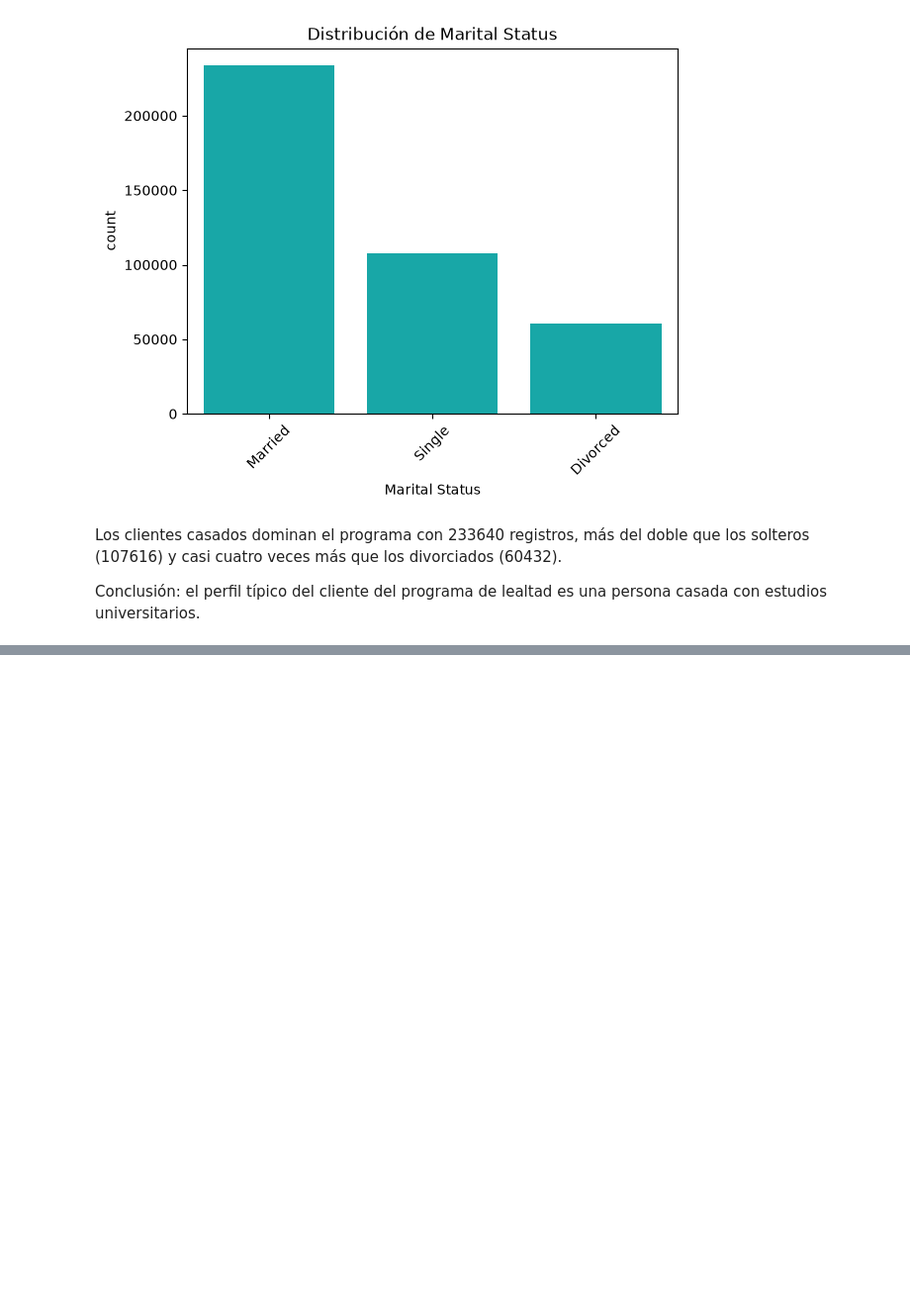
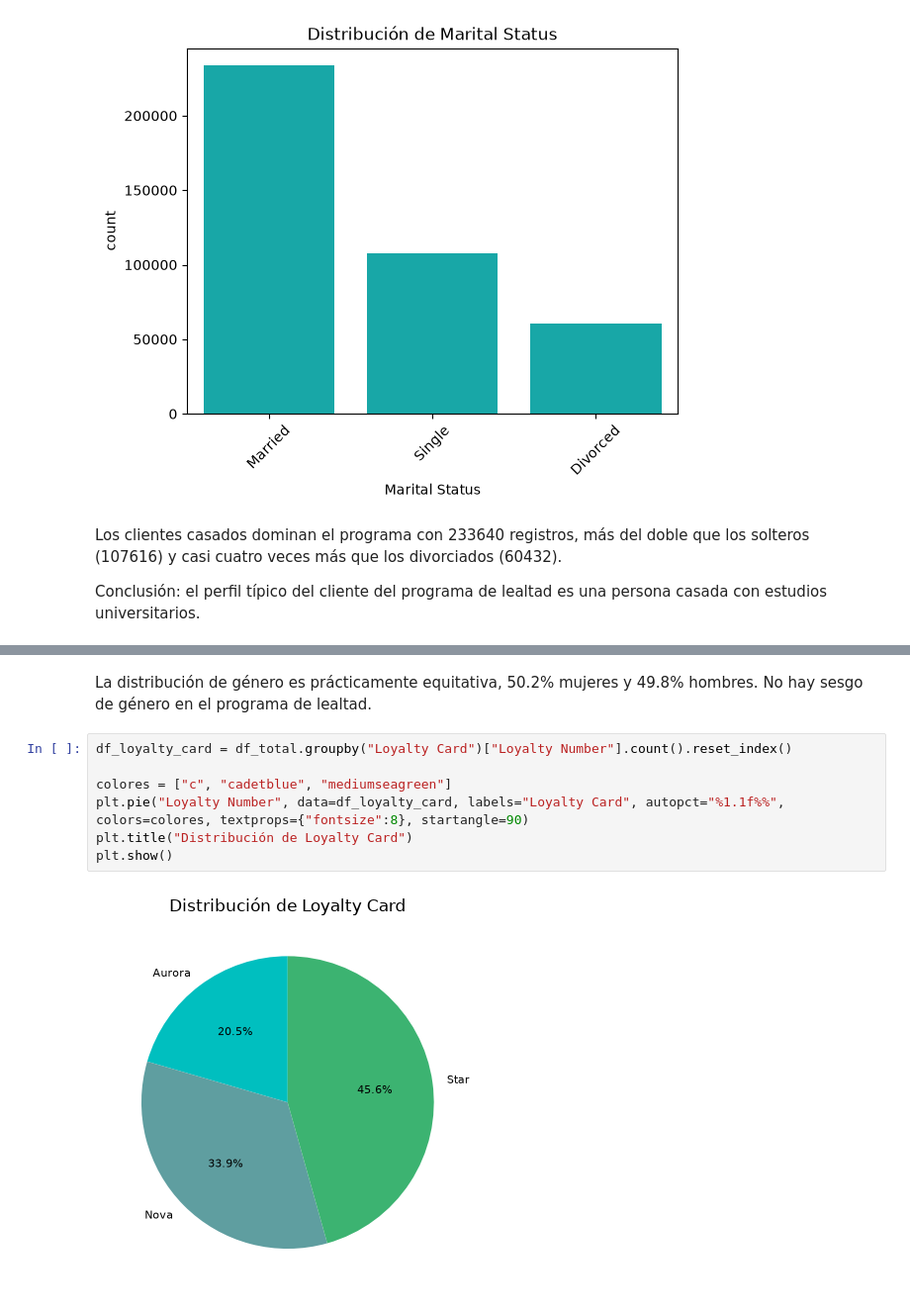
Before and after one commit to Adalab/bda-modulo-3-evaluacion-final-CristiSL, a Jupyter notebook: evaluacion-final.ipynb, the cells around one changed output, grey strips where cells are left out. Shown at 99% size. Saved outputs shown, nothing was run; the diff lists cells and outputs as text; blank space fills up the shorter version.

```diff
--- a/evaluacion-final.ipynb
+++ b/evaluacion-final.ipynb
@@ -485,0 +505,11 @@ Conclusión: el perfil típico del cliente del programa de lealtad es una person
+# %% [markdown]
+La distribución de género es prácticamente equitativa, 50.2% mujeres y 49.8% hombres. No hay sesgo de género en el programa de lealtad.
+# %%
+df_loyalty_card = df_total.groupby("Loyalty Card")["Loyalty Number"].count().reset_index()
+
+colores = ["c", "cadetblue", "mediumseagreen"]
+plt.pie("Loyalty Number", data=df_loyalty_card, labels="Loyalty Card", autopct="%1.1f%%", colors=colores, textprops={"fontsize":8}, startangle=90)
+plt.title("Distribución de Loyalty Card")
+plt.show()
+# %% [output]
+[figure, added]
```
Also changed, not shown: parts of 10 cells of this notebook.
